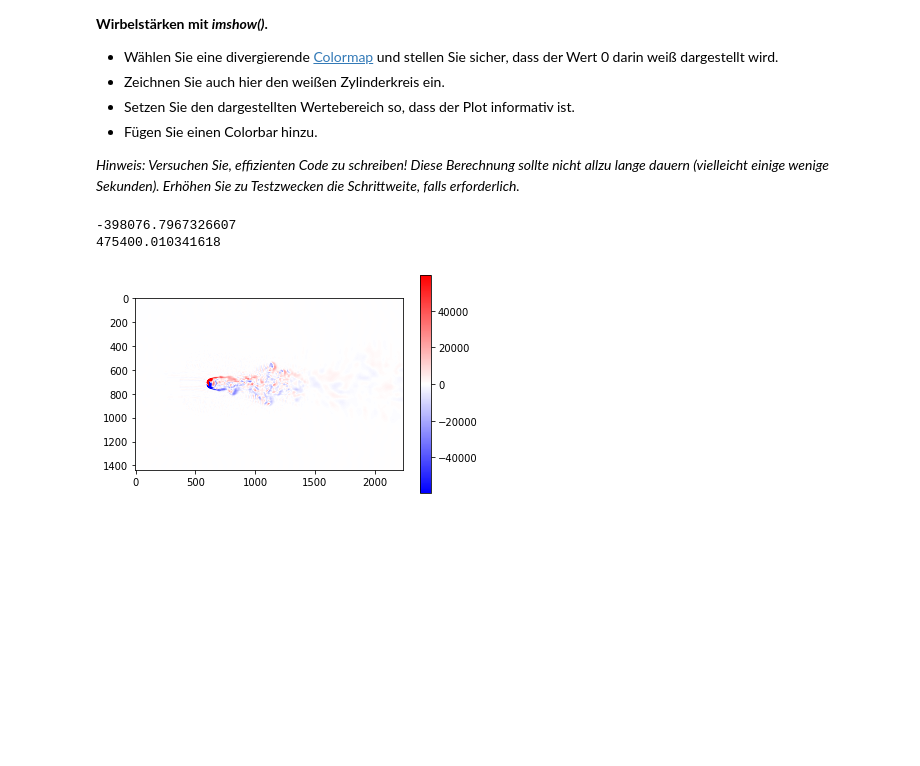
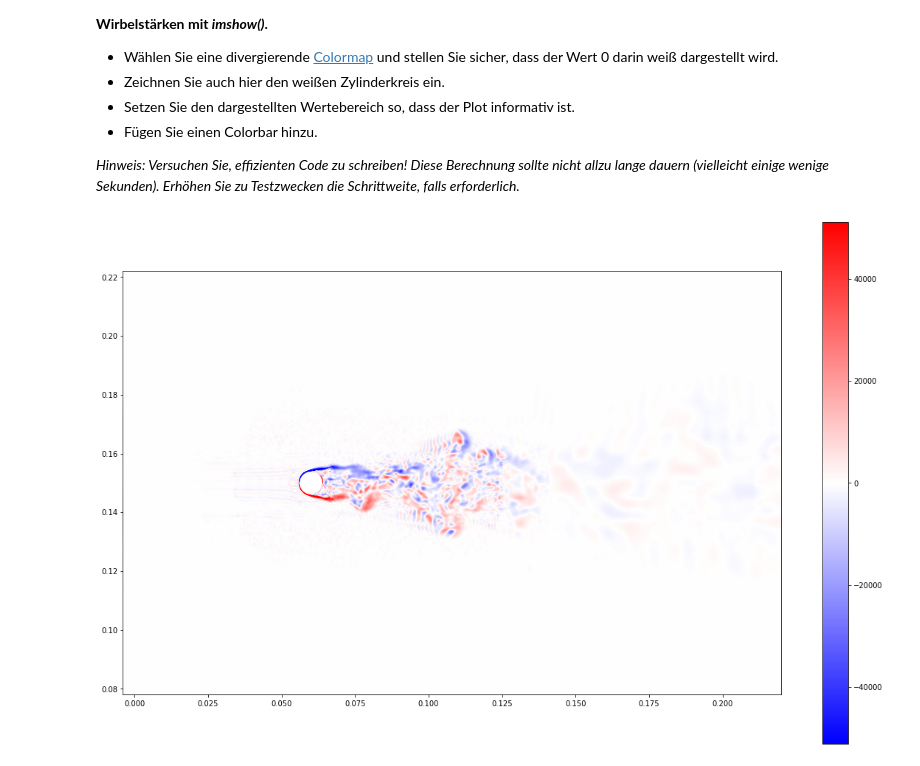
Before and after one commit to JuliusGoelz/Python_fuer_Ingenieure, a Jupyter notebook: HA3normal_Gruppe280.ipynb, the cells around one changed output. Cells and saved outputs as stored; diff of their text form; code cells hidden in the pictures; blank space fills up the shorter version.

```diff
--- a/HA3normal_Gruppe280.ipynb
+++ b/HA3normal_Gruppe280.ipynb
@@ -215,25 +214,26 @@ Um ein Gitter mit regelmäßigen Abständen zu erzeugen, kann zum Beispiel die F
 _Hinweis: Wenn Sie sich der Leistungsfähigkeit Ihres Computers nicht sicher sind, beginnen Sie mit einer gröberen Schrittweite._
 # %%
 from scipy.interpolate import griddata # Vorschlag für Interpolationsmethode für sanfte Übergänge: "cubic"
+# Hier eigenen Code schreiben ...
 from math import ceil
-# Hier eigenen Code schreiben ...
 step = 10**(-4)
-vmax = 54
+vmax = ceil(np.amax(betragGeschw)) # = 54
 
 xGrid = np.arange(min(x), max(x), step=step)
 yGrid = np.arange(min(y), max(y), step=step)
 grid = np.array(np.meshgrid(xGrid, yGrid))
 dataPoints = np.stack((x, y), axis=-1)
 
-gridDataDict = {
+velocityData = {
     "u":None,
     "v":None,
     "w":None
 }
 
+plt.figure(figsize=(20, 13))
 for i, speedComponent in zip((1, 2, 3), (u, v, w)):
     gridData = griddata(dataPoints, speedComponent, (grid[0], grid[1]), method="cubic")
-    gridDataDict[list(gridDataDict.keys())[i-1]] = gridData
+    velocityData[list(velocityData.keys())[i-1]] = gridData
     plt.subplot(3, 1, i)
     plt.imshow(gridData, vmax=vmax, extent=(min(x), max(x), min(y), max(y)))
     kreis()
@@ -266,30 +266,19 @@ mit $i=0\ldots N_\text{Zeilen}-1$, $j=0\ldots N_\text{Spalten}-1$.
 _Hinweis: Versuchen Sie, effizienten Code zu schreiben! Diese Berechnung sollte nicht allzu lange dauern (vielleicht einige wenige Sekunden). Erhöhen Sie zu Testzwecken die Schrittweite, falls erforderlich._
 # %%
 # Hier eigenen Code schreiben ...
-
-# Die Schleife muss noch ersetzt werden
-def calcDQuot(velocityLetter: str) -> np.array:
-    if velocityLetter == "u":
-        plus_i, plus_j = (1, 0)
-    elif velocityLetter == "v":
-        plus_i, plus_j = (0, 1)
-    newArray = np.empty_like(gridDataDict[velocityLetter])
-    for i in range(0, gridDataDict[velocityLetter].shape[0] - 1):   # zeilenweise
-        for j in range(0, gridDataDict[velocityLetter].shape[1] - 1):   # spaltenweise
-            newArray[i, j] = (gridDataDict[velocityLetter][i+plus_i, j+plus_j] - gridDataDict[velocityLetter][i, j])/step
-    return newArray
-
-### dv nach dx
-du_dy = calcDQuot("u")
-dv_dx = calcDQuot("v")
+dv_dx = (np.roll(velocityData["v"], 1, axis=1) - velocityData["v"]) / step
+du_dy = (np.roll(velocityData["u"], 1, axis=0) - velocityData["u"]) / step
 
 omega_z = dv_dx - du_dy
 
-plt.imshow(omega_z, vmin=-np.amax(omega_z)/8, vmax=np.amax(omega_z)/8, cmap="bwr") # Das sieht noch nicht richtig aus
+plt.figure(figsize=(20, 13))
+plt.imshow(omega_z,
+           vmin=-np.amax(omega_z)/8,
+           vmax=np.amax(omega_z)/8,
+           cmap="bwr",
+           extent=[min(x), max(x), min(y), max(y)]) # Ausschnitt klappt noch nicht. -> https://matplotlib.org/stable/tutorials/intermediate/imshow_extent.html
 plt.colorbar()
 kreis()
 plt.show()
 # %% [output]
--398076.7967326607
-475400.010341618
-[figure, old version]
+[figure, new version]
```
Also changed, not shown: parts of 4 cells of this notebook.
